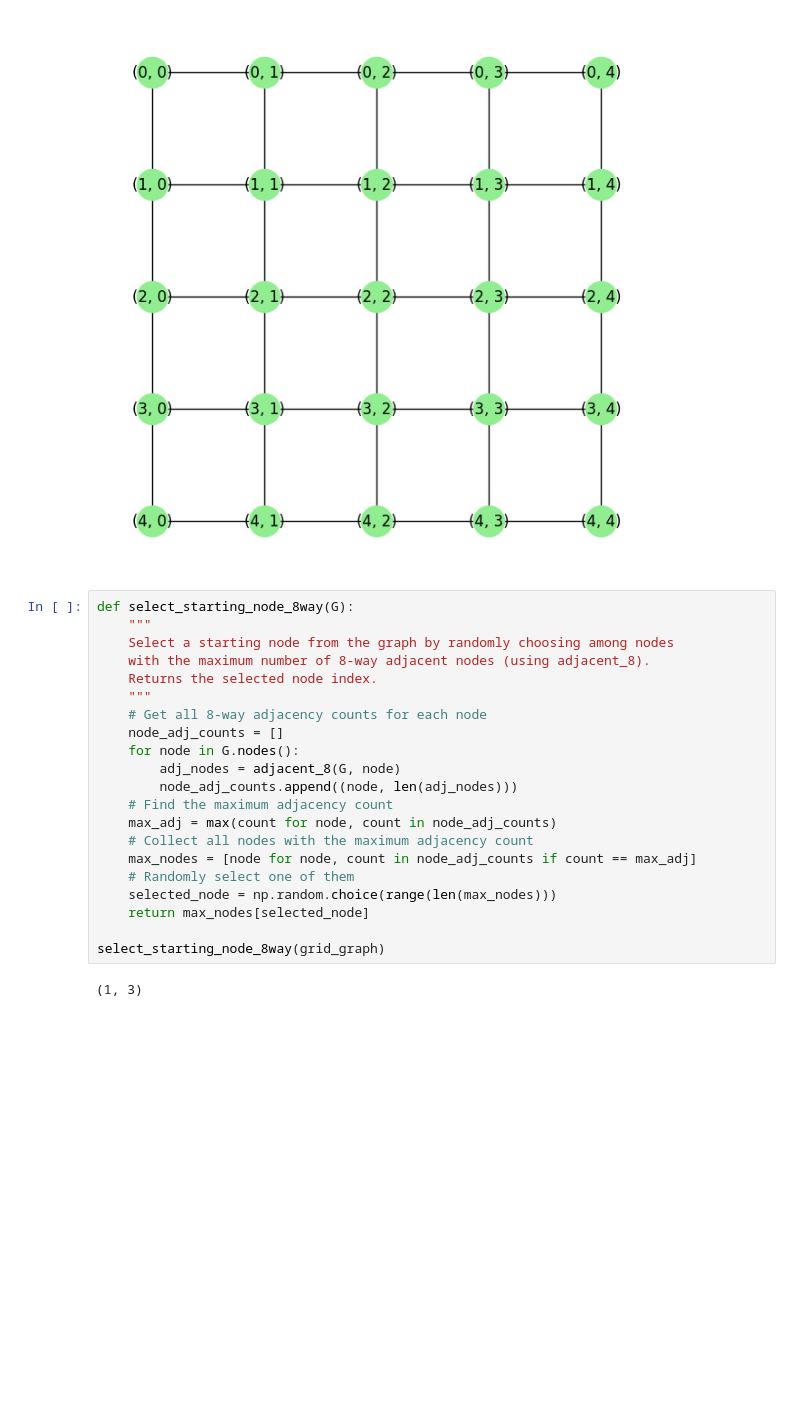
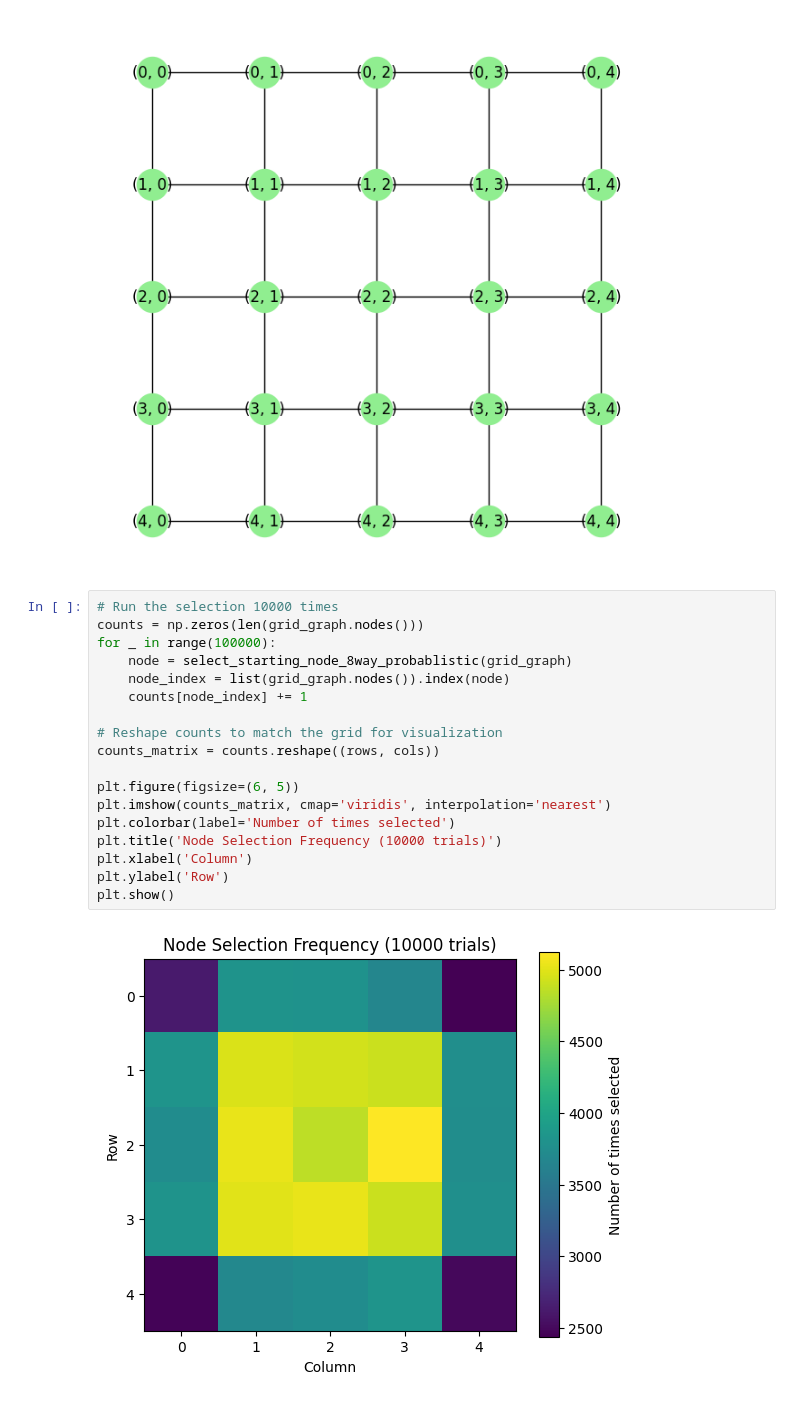
Before and after one commit to BlueRaddish/MCDS_Optimization, a Jupyter notebook: Grid_Graph/greedy_algorithm.ipynb, the cells around one changed output. Cells and saved outputs as stored; diff of their text form; blank space fills up the shorter version.

Commit message:
Cleanup, added starting node selection methods

```diff
--- a/Grid_Graph/greedy_algorithm.ipynb
+++ b/Grid_Graph/greedy_algorithm.ipynb
@@ -15,25 +15,22 @@ type(grid_graph)
 networkx.classes.graph.Graph
 [figure]
 # %%
-def select_starting_node_8way(G):
-    """
-    Select a starting node from the graph by randomly choosing among nodes
-    with the maximum number of 8-way adjacent nodes (using adjacent_8).
-    Returns the selected node index.
-    """
-    # Get all 8-way adjacency counts for each node
-    node_adj_counts = []
-    for node in G.nodes():
-        adj_nodes = adjacent_8(G, node)
-        node_adj_counts.append((node, len(adj_nodes)))
-    # Find the maximum adjacency count
-    max_adj = max(count for node, count in node_adj_counts)
-    # Collect all nodes with the maximum adjacency count
-    max_nodes = [node for node, count in node_adj_counts if count == max_adj]
-    # Randomly select one of them
-    selected_node = np.random.choice(range(len(max_nodes)))
-    return max_nodes[selected_node]
+# Run the selection 10000 times
+counts = np.zeros(len(grid_graph.nodes()))
+for _ in range(100000):
+    node = select_starting_node_8way_probablistic(grid_graph)
+    node_index = list(grid_graph.nodes()).index(node)
+    counts[node_index] += 1
 
-select_starting_node_8way(grid_graph)
+# Reshape counts to match the grid for visualization
+counts_matrix = counts.reshape((rows, cols))
+
+plt.figure(figsize=(6, 5))
+plt.imshow(counts_matrix, cmap='viridis', interpolation='nearest')
+plt.colorbar(label='Number of times selected')
+plt.title('Node Selection Frequency (10000 trials)')
+plt.xlabel('Column')
+plt.ylabel('Row')
+plt.show()
 # %% [output]
-(1, 3)
+[figure, added]
```
Also changed, not shown: parts of 2 cells of this notebook, 2 other files.
